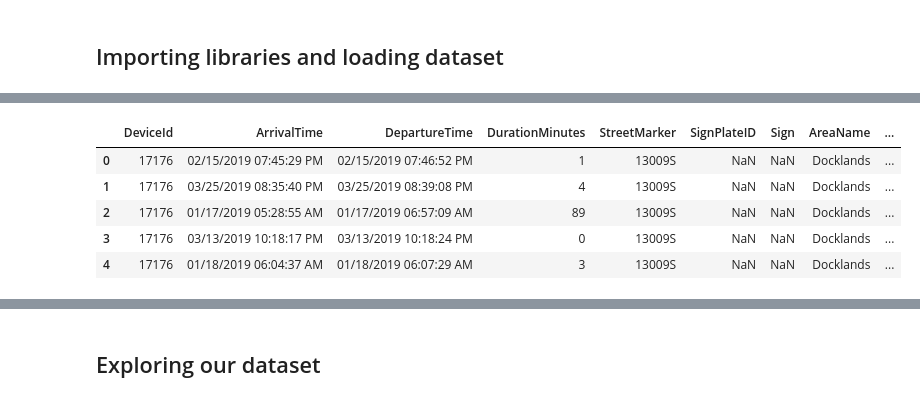
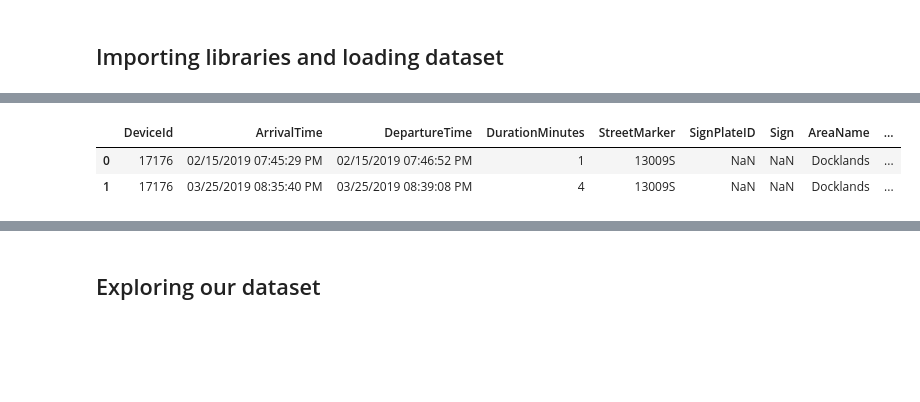
Before and after one commit to Eswa2020/urban-parking-prediction-models, a Jupyter notebook: notebooks/Melbourne/02_parking_system_baseline.ipynb, the cells around one changed output, grey strips where cells are left out. Saved outputs shown, nothing was run; the diff lists cells and outputs as text; code cells hidden in the pictures; blank space fills up the shorter version.

```diff
--- a/notebooks/Melbourne/02_parking_system_baseline.ipynb
+++ b/notebooks/Melbourne/02_parking_system_baseline.ipynb
@@ -19,12 +18,9 @@ Mounted at /content/drive
 # %%
 #let's load the  dataset
 dataq=pd.read_csv("/content/drive/MyDrive/melbourne_parking_data.csv",encoding='ISO-8859-1')
-dataq.head()
+dataq.head(2)
 # %% [output]
 |  | DeviceId | ArrivalTime | DepartureTime | DurationMinutes | StreetMarker | SignPlateID | Sign | AreaName | ... |
 | 0 | 17176 | 02/15/2019 07:45:29 PM | 02/15/2019 07:46:52 PM | 1 | 13009S | NaN | NaN | Docklands | ... |
 | 1 | 17176 | 03/25/2019 08:35:40 PM | 03/25/2019 08:39:08 PM | 4 | 13009S | NaN | NaN | Docklands | ... |
-| 2 | 17176 | 01/17/2019 05:28:55 AM | 01/17/2019 06:57:09 AM | 89 | 13009S | NaN | NaN | Docklands | ... |
-| 3 | 17176 | 03/13/2019 10:18:17 PM | 03/13/2019 10:18:24 PM | 0 | 13009S | NaN | NaN | Docklands | ... |
-| 4 | 17176 | 01/18/2019 06:04:37 AM | 01/18/2019 06:07:29 AM | 3 | 13009S | NaN | NaN | Docklands | ... |
 # %%
```
Also changed, not shown: parts of 347 cells of this notebook.
